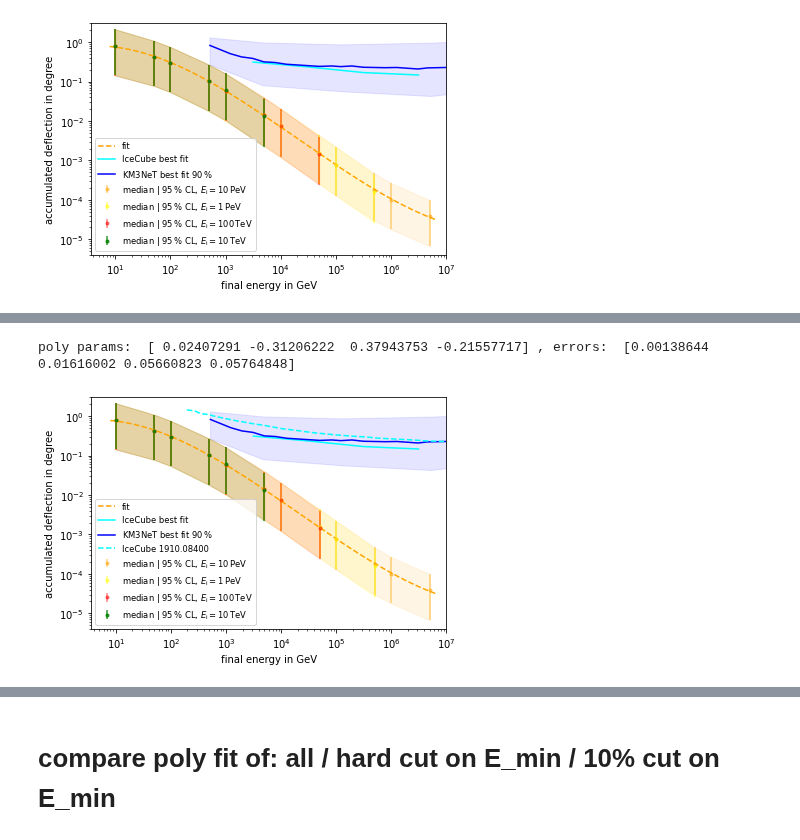
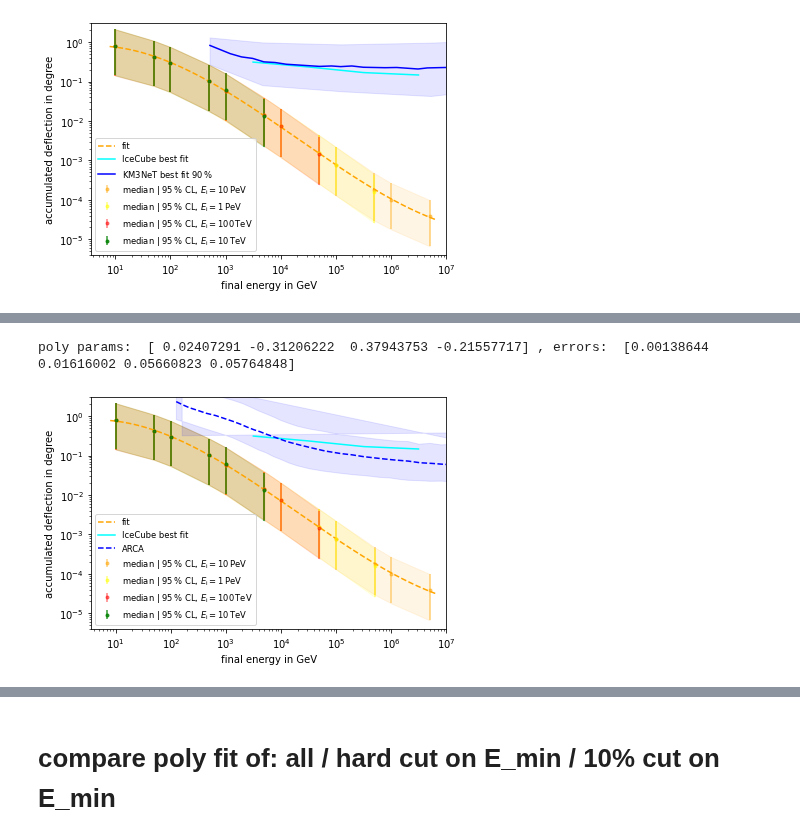
Before and after one commit to pascalgutjahr/muon-deflection-paper, a Jupyter notebook: deflection/total_defl_combined_moliere.ipynb, the cells around one changed output, grey strips where cells are left out. Saved outputs shown, nothing was run; the diff lists cells and outputs as text; code cells hidden in the pictures.

```diff
--- a/deflection/total_defl_combined_moliere.ipynb
+++ b/deflection/total_defl_combined_moliere.ipynb
@@ -769,34 +767,37 @@ plt.plot(IceCube_median_error_E, IceCube_median_error_theta, '-', color='cyan',
 # KM3NeT 2016, https://arxiv.org/abs/1601.07459
 KM3NeT_median_error_E = [522.4356285756223, 1216.8748116390357, 1943.231716329505, 3103.1536417971624,
                          4955.437091562044, 7913.355122889535, 12636.864951346342, 50689.50296608002,
                          83427.93140908847, 121687.48116390369, 194323.17163295028, 315036.3417558579,
                          779476.9527719838, 1263686.4951346342, 3079814.718585156, 4560541.30436924,
                          9850144.98486653, 20642110.490612086, 32469485.711770043, 48811773.81527156]
 KM3NeT_median_error_theta = [0.827576632070297, 0.5123763092955053, 0.42403066039938264, 0.38818709714958904,
                              0.31722679466012654, 0.305443935560202, 0.2761187447596839, 0.24338923735390608,
                              0.24960901930441665, 0.2403377094590886, 0.24960901930441665, 0.2314107669226327,
                              0.22564445080444856, 0.22850942083969703, 0.20919338394904638, 0.22281540074690914,
                              0.22850942083969703, 0.23434895091387908, 0.22850942083969703, 0.24647950999050272]
-plt.plot(KM3NeT_median_error_E, KM3NeT_median_error_theta, '-', color='blue', label='KM3NeT best fit $90\,$%')
+# plt.plot(KM3NeT_median_error_E, KM3NeT_median_error_theta, '-', color='blue', label='KM3NeT best fit $90\,$%')
 x = [514.606668672977, 4665.0087107025565,  123538.77161286505, 5224356.285756218, 1e7]
 y_low = [0.27265686591460175, 0.08120617245807966, 0.05703801243761694, 0.04321320106658356, 0.0478]
 y_up = [1.3199210201931573, 0.9874623548354361, 0.8814658257473126, 0.9750819022171437, 1.01]
-plt.fill_between(x, y_low, y_up, alpha=0.1, color='blue')
+# plt.fill_between(x, y_low, y_up, alpha=0.1, color='blue')
 
 
+plt.plot(10**ARCA.E, 10**ARCA.theta, '--', color='blue', label='ARCA')
+plt.fill_between(10**ARCA_high.E, 10**ARCA_low.theta, 10**ARCA_high.theta, alpha=0.1, color='blue')
 
-plt.plot(10**IceCube_191008488.E, 10**IceCube_191008488.theta, '--', color='cyan', label='IceCube 1910.08400')
+# plt.plot(10**IceCube_191008488.E, 10**IceCube_191008488.theta, '--', color='cyan', label='IceCube 1910.08400')
+
 
 plt.xscale('log')
 plt.yscale('log')
 plt.xlabel('final energy in GeV')
 plt.ylabel('accumulated deflection in degree')
 plt.xlim(right=1e7)
 plt.ylim(4e-6, 3)
 plt.legend(fontsize='small', loc='lower left')
 plt.tight_layout()
 if save_plot:
     plt.savefig(plot_dir + 'fit_median_defl_cut_10percent_only_poly_new_resolution.pdf')
 # %% [output]
 poly params:  [ 0.02407291 -0.31206222  0.37943753 -0.21557717] , errors:  [0.00138644 0.01616002 0.05660823 0.05764848]
-[figure, old version]
+[figure, new version]
```
Also changed, not shown: parts of 3 cells of this notebook.
